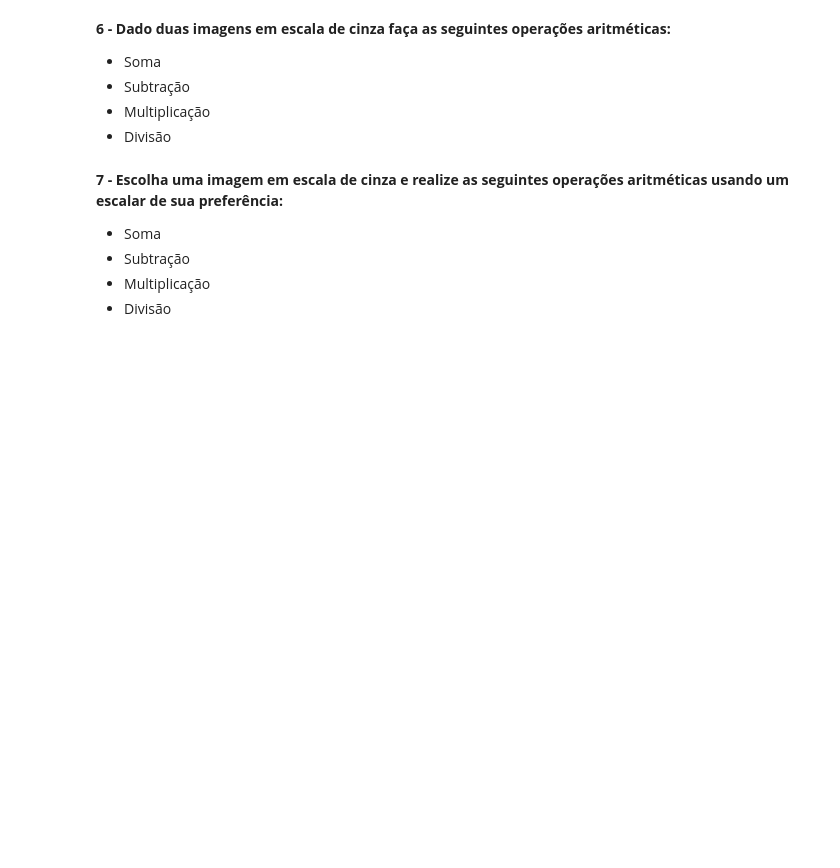
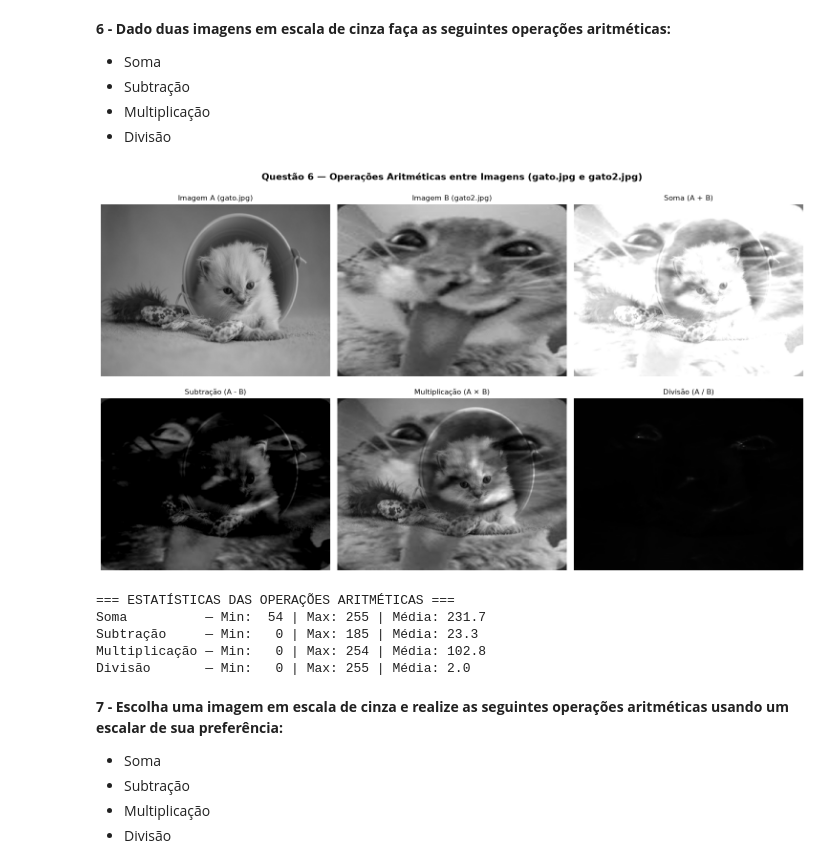
Before and after one commit to Raildom/Topicos-em-Visao-Computacional, a Jupyter notebook: 02_Atividade_Relacionamento_Aritmetica_Logica/02_Atividade_Relacionamento_Aritmetica_Logica.ipynb, the cells around one changed output. Cells and saved outputs as stored; diff of their text form; code cells hidden in the pictures; blank space fills up the shorter version.

```diff
--- a/02_Atividade_Relacionamento_Aritmetica_Logica/02_Atividade_Relacionamento_Aritmetica_Logica.ipynb
+++ b/02_Atividade_Relacionamento_Aritmetica_Logica/02_Atividade_Relacionamento_Aritmetica_Logica.ipynb
@@ -302,35 +322,42 @@ subtracao = np.clip(A - B, 0, 255).astype(np.uint8)
 # Multiplicação: (A * B) normalizado para o intervalo [0, 255]
 multiplicacao = cv2.normalize(A * B, None, 0, 255, cv2.NORM_MINMAX).astype(np.uint8)
 
 # Divisão: A / (B + 1.0) evitando divisão por zero e normalizado para [0, 255]
 divisao = cv2.normalize(A / (B + 1.0), None, 0, 255, cv2.NORM_MINMAX).astype(np.uint8)
 
 # 3. Visualização dos Resultados
 fig, axes = plt.subplots(2, 3, figsize=(15, 9))
 fig.suptitle("Questão 6 — Operações Aritméticas entre Imagens (gato.jpg e gato2.jpg)", fontsize=14, fontweight="bold")
 
 imagens = [
     (img_A, "Imagem A (gato.jpg)"),
     (img_B, "Imagem B (gato2.jpg)"),
     (soma, "Soma (A + B)"),
     (subtracao, "Subtração (A - B)"),
-    (multiplicacao, "Multiplicação (A × B) normalizada"),
-    (divisao, "Divisão (A / B) normalizada")
+    (multiplicacao, "Multiplicação (A × B)"),
+    (divisao, "Divisão (A / B)")
 ]
 
 for ax, (img, titulo) in zip(axes.flatten(), imagens):
     ax.imshow(img, cmap="gray", vmin=0, vmax=255)
     ax.set_title(titulo, fontsize=11)
     ax.axis("off")
 
 plt.tight_layout()
 plt.show()
 
 print("=== ESTATÍSTICAS DAS OPERAÇÕES ARITMÉTICAS ===")
 print(f"Soma          — Min: {soma.min():3d} | Max: {soma.max():3d} | Média: {soma.mean():.1f}")
 print(f"Subtração     — Min: {subtracao.min():3d} | Max: {subtracao.max():3d} | Média: {subtracao.mean():.1f}")
 print(f"Multiplicação — Min: {multiplicacao.min():3d} | Max: {multiplicacao.max():3d} | Média: {multiplicacao.mean():.1f}")
 print(f"Divisão       — Min: {divisao.min():3d} | Max: {divisao.max():3d} | Média: {divisao.mean():.1f}")
+# %% [output]
+[figure, added]
+=== ESTATÍSTICAS DAS OPERAÇÕES ARITMÉTICAS ===
+Soma          — Min:  54 | Max: 255 | Média: 231.7
+Subtração     — Min:   0 | Max: 185 | Média: 23.3
+Multiplicação — Min:   0 | Max: 254 | Média: 102.8
+Divisão       — Min:   0 | Max: 255 | Média: 2.0
 # %% [markdown]
 **7 - Escolha uma imagem em escala de cinza e realize as seguintes operações aritméticas usando um escalar de sua preferência:**
 
```
Also changed, not shown: parts of 4 cells of this notebook, 1 other file.
